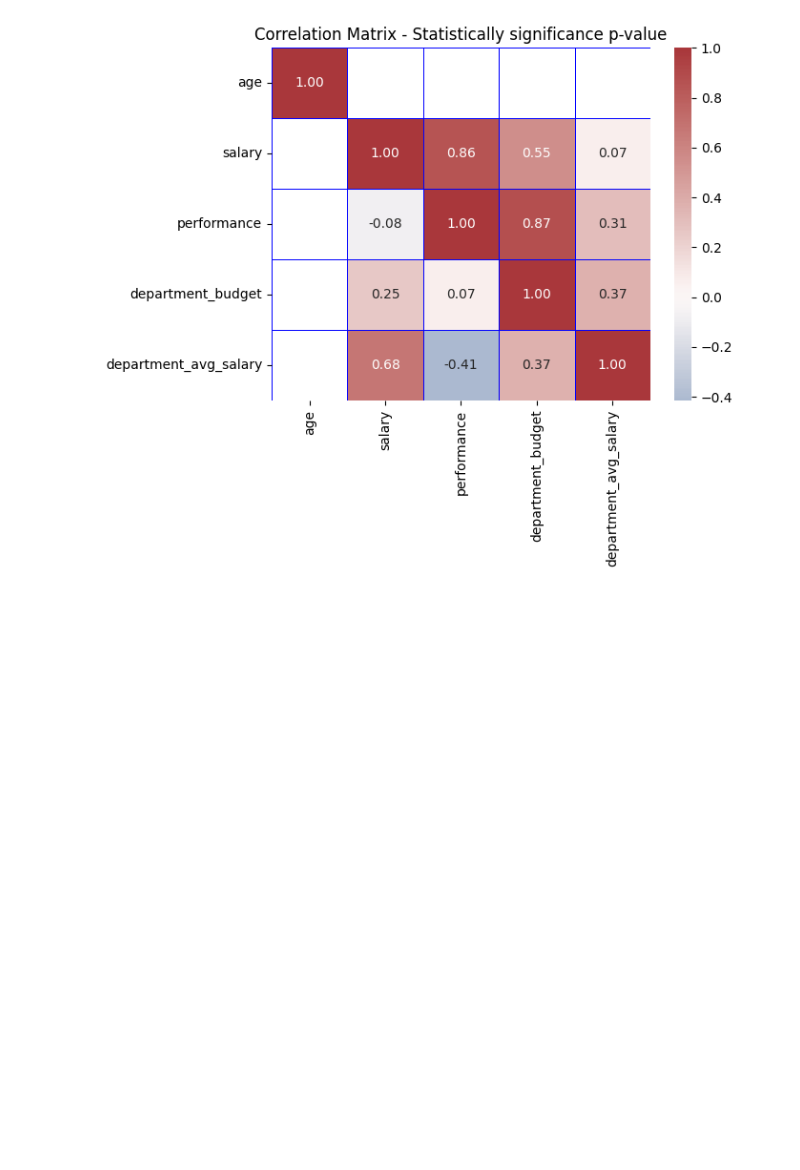
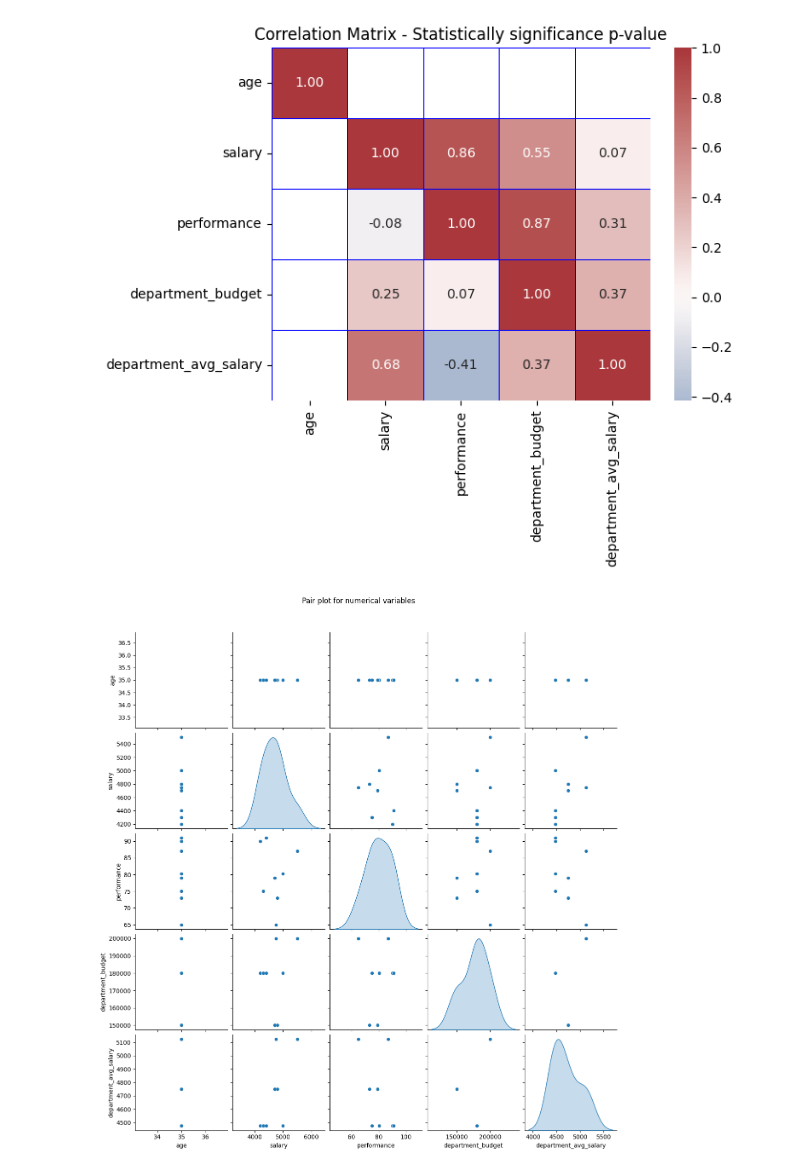
Before and after one commit to OIC-Hub/data-science-class-2, a Jupyter notebook: employee_dataset.ipynb, the cells around one changed output. Cells and saved outputs as stored; diff of their text form; code cells hidden in the pictures; blank space fills up the shorter version.

```diff
--- a/employee_dataset.ipynb
+++ b/employee_dataset.ipynb
@@ -1144,3 +1144,10 @@ plt.title("Correlation Matrix - Statistically significance p-value")
 plt.show()
 # %% [output]
 [figure]
+# %%
+#visualize pair plot relationship for numerical features
+sns.pairplot(merge_df[num_cols], diag_kind="kde", corner=False)
+plt.suptitle("Pair plot for numerical variables", y=1.05)
+plt.show()
+# %% [output]
+[figure, added]
```
Also changed, not shown: parts of 4 cells of this notebook.
